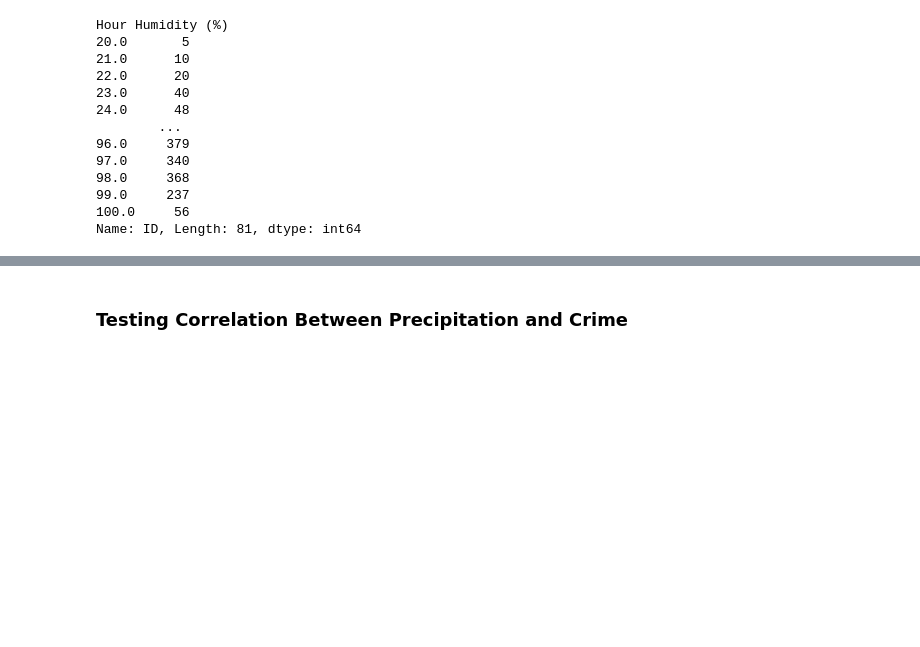
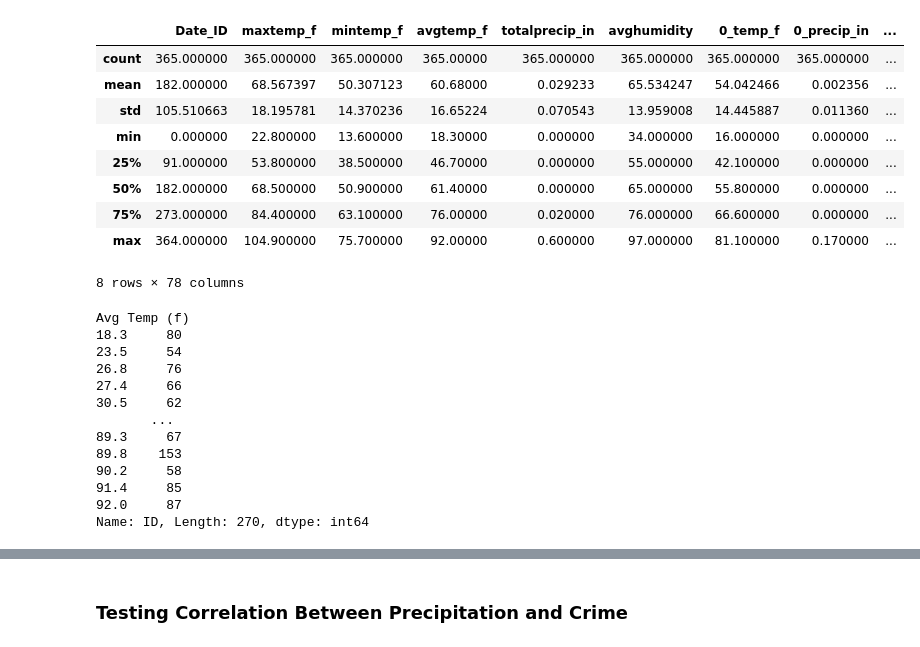
Before and after one commit to b-wild/Project_One_Group_2, a Jupyter notebook: Q3-4_Correlation.ipynb, the cells around one changed output, grey strips where cells are left out. Cells and saved outputs as stored; diff of their text form; code cells hidden in the pictures; blank space fills up the shorter version.

```diff
--- a/Q3-4_Correlation.ipynb
+++ b/Q3-4_Correlation.ipynb
@@ -47,28 +51,43 @@ dtype: object
+# %%
+wdata.describe()
+# %% [output]
+|  | Date_ID | maxtemp_f | mintemp_f | avgtemp_f | totalprecip_in | avghumidity | 0_temp_f | 0_precip_in | ... |
+| count | 365.000000 | 365.000000 | 365.000000 | 365.00000 | 365.000000 | 365.000000 | 365.000000 | 365.000000 | ... |
+| mean | 182.000000 | 68.567397 | 50.307123 | 60.68000 | 0.029233 | 65.534247 | 54.042466 | 0.002356 | ... |
+| std | 105.510663 | 18.195781 | 14.370236 | 16.65224 | 0.070543 | 13.959008 | 14.445887 | 0.011360 | ... |
+| min | 0.000000 | 22.800000 | 13.600000 | 18.30000 | 0.000000 | 34.000000 | 16.000000 | 0.000000 | ... |
+| 25% | 91.000000 | 53.800000 | 38.500000 | 46.70000 | 0.000000 | 55.000000 | 42.100000 | 0.000000 | ... |
+| 50% | 182.000000 | 68.500000 | 50.900000 | 61.40000 | 0.000000 | 65.000000 | 55.800000 | 0.000000 | ... |
+| 75% | 273.000000 | 84.400000 | 63.100000 | 76.00000 | 0.020000 | 76.000000 | 66.600000 | 0.000000 | ... |
+| max | 364.000000 | 104.900000 | 75.700000 | 92.00000 | 0.600000 | 97.000000 | 81.100000 | 0.170000 | ... |
+8 rows × 78 columns
 # %%
-#Group data by Hour Temp
-crime_by_temp = data.groupby("Hour Temp (f)").count()["ID"]
+#Calculate the number of crimes occurring in each type of weather
 
-#Group data by Hour Humidity
-crime_by_humid = data.groupby("Hour Humidity (%)").count()["ID"]
+#Group merged data by Daily Average Temperature
+crime_by_temp = data.groupby("Avg Temp (f)").count()["ID"]
 
-#Group data by Hour Precip
-crime_by_precip = data.groupby("Hour Precipitation (in)").count()["ID"]
+#Group merged data by Daily Average Humidity
+crime_by_humid = data.groupby("Avg Humidity (%)").count()["ID"]
 
-#Group data by Hour Condition
-crime_by_cond = data.groupby("Hour Condition").count()["ID"]
+#Group merged data by Daily Precipitation
+crime_by_precip = data.groupby("Total Precipitation (in)").count()["ID"]
 
-crime_by_humid
+#Group merged data by Daily Condition
+crime_by_cond = data.groupby("Day Condition").count()["ID"]
+
+crime_by_temp
 # %% [output]
-Hour Humidity (%)
-20.0       5
-21.0      10
-22.0      20
-23.0      40
-24.0      48
-        ...
-96.0     379
-97.0     340
-98.0     368
-99.0     237
-100.0     56
-Name: ID, Length: 81, dtype: int64
+Avg Temp (f)
+18.3     80
+23.5     54
+26.8     76
+27.4     66
+30.5     62
+       ...
+89.3     67
+89.8    153
+90.2     58
+91.4     85
+92.0     87
+Name: ID, Length: 270, dtype: int64
```
Also changed, not shown: parts of 19 cells of this notebook, 1 other file.
